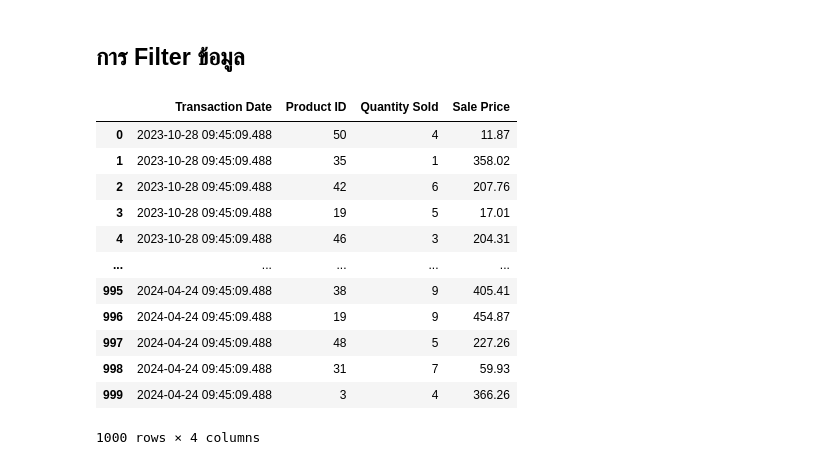
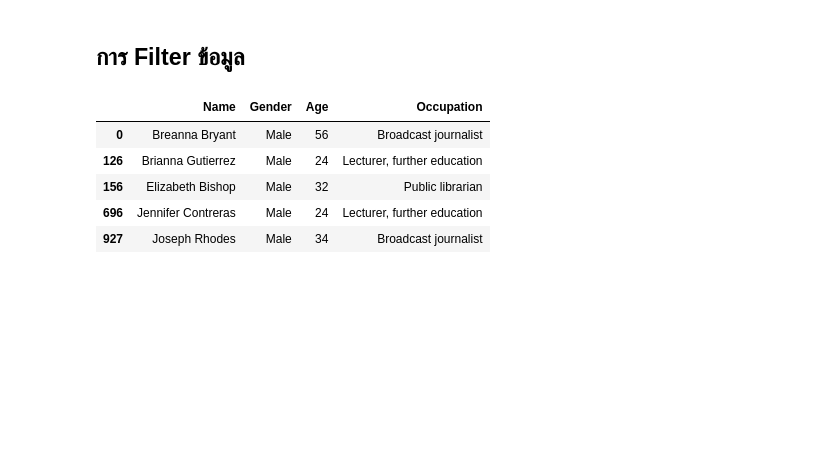
Before and after one commit to Natthapon-Sangshu/Git-DataScience, a Jupyter notebook: Pandas train.ipynb, the cells around one changed output. Drawn from its saved outputs; the diff is of its cells as text; code cells hidden in the pictures; blank space fills up the shorter version.

```diff
--- a/Pandas train.ipynb
+++ b/Pandas train.ipynb
@@ -283,16 +289,0 @@ df1[df1['Quantity Sold']<=2]
-# %%
-df1
-# %% [output]
-|  | Transaction Date | Product ID | Quantity Sold | Sale Price |
-| 0 | 2023-10-28 09:45:09.488 | 50 | 4 | 11.87 |
-| 1 | 2023-10-28 09:45:09.488 | 35 | 1 | 358.02 |
-| 2 | 2023-10-28 09:45:09.488 | 42 | 6 | 207.76 |
-| 3 | 2023-10-28 09:45:09.488 | 19 | 5 | 17.01 |
-| 4 | 2023-10-28 09:45:09.488 | 46 | 3 | 204.31 |
-| ... | ... | ... | ... | ... |
-| 995 | 2024-04-24 09:45:09.488 | 38 | 9 | 405.41 |
-| 996 | 2024-04-24 09:45:09.488 | 19 | 9 | 454.87 |
-| 997 | 2024-04-24 09:45:09.488 | 48 | 5 | 227.26 |
-| 998 | 2024-04-24 09:45:09.488 | 31 | 7 | 59.93 |
-| 999 | 2024-04-24 09:45:09.488 | 3 | 4 | 366.26 |
-1000 rows × 4 columns
@@ -298,0 +295,13 @@ df1
+# %%
+import pandas as pd
+data = pd.read_excel(r'D:\Data pandas - test.xlsx',sheet_name ='Customer Profile')
+
+want_Occupation = ['Broadcast journalist','Public librarian','Estate agent','Lecturer, further education']
+data[(data['Occupation'].isin(want_Occupation)) & (data['Gender'] == 'Male')]
+# %% [output]
+|  | Name | Gender | Age | Occupation |
+| 0 | Breanna Bryant | Male | 56 | Broadcast journalist |
+| 126 | Brianna Gutierrez | Male | 24 | Lecturer, further education |
+| 156 | Elizabeth Bishop | Male | 32 | Public librarian |
+| 696 | Jennifer Contreras | Male | 24 | Lecturer, further education |
+| 927 | Joseph Rhodes | Male | 34 | Broadcast journalist |
```
Also changed, not shown: parts of 4 cells of this notebook.
